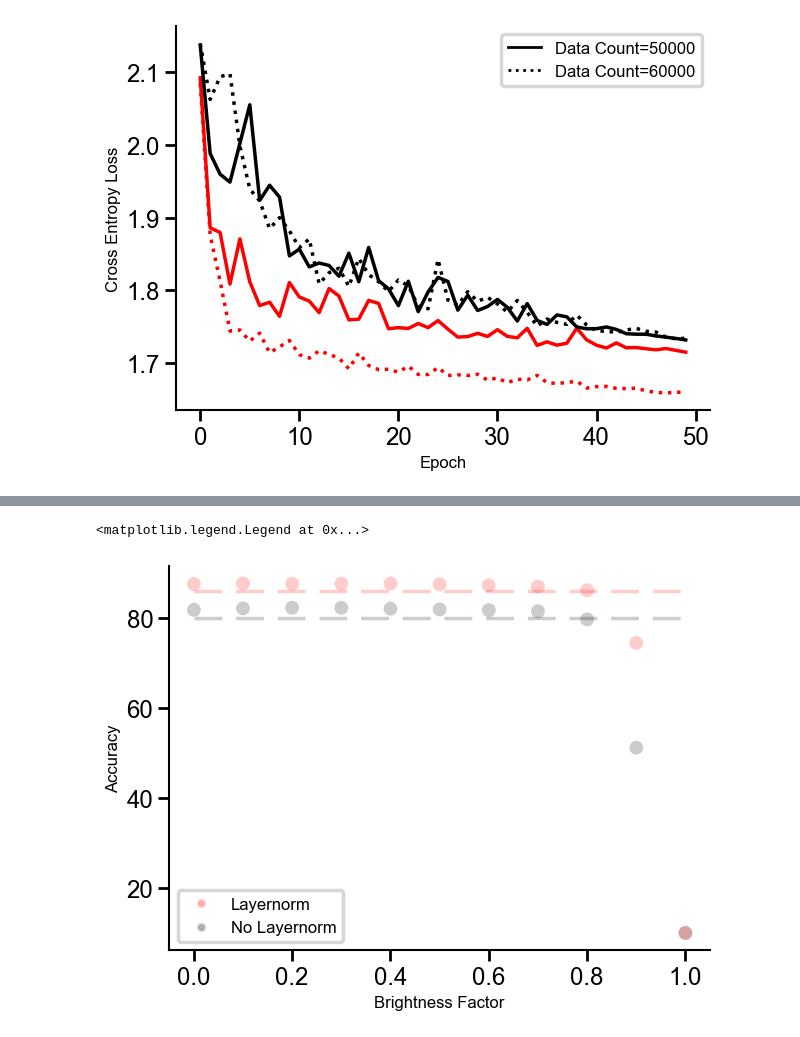
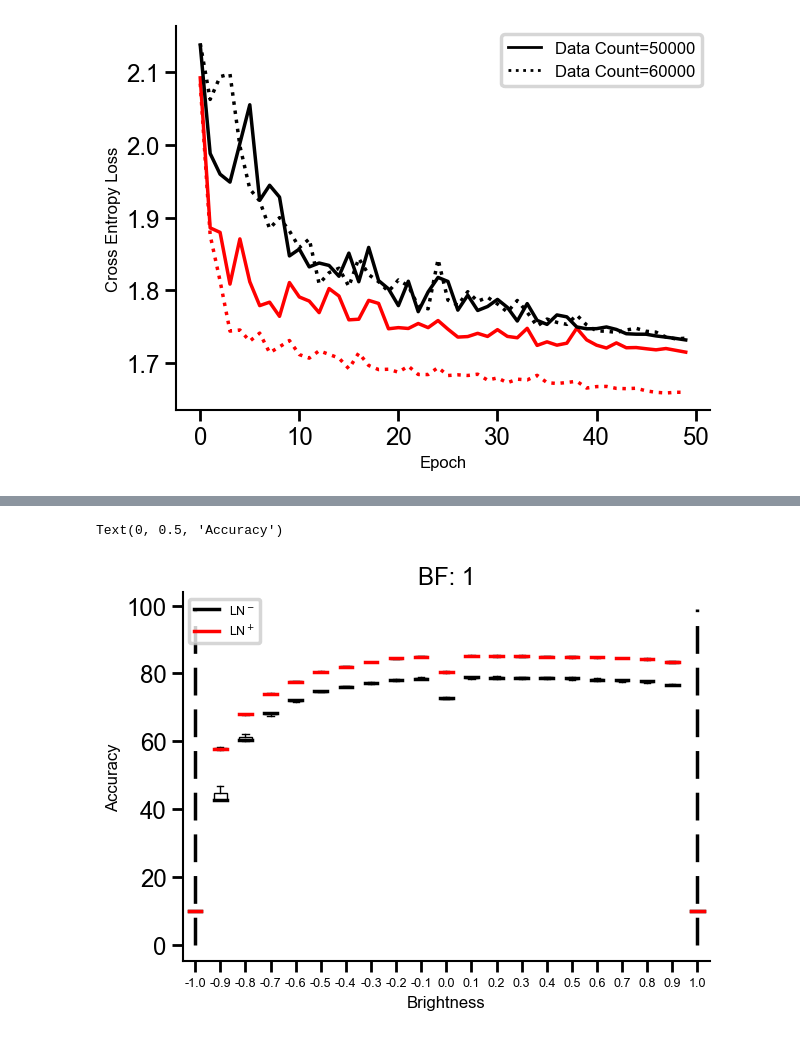
Before and after one commit to RoyHEyono/HomeostaticDANN, a Jupyter notebook: models/dense_mnist_task/notebooks/figures.ipynb, the cells around one changed output, grey strips where cells are left out. Cells and saved outputs as stored; diff of their text form; code cells hidden in the pictures.

Commit message:
OOD Brightness plots added

```diff
--- a/models/dense_mnist_task/notebooks/figures.ipynb
+++ b/models/dense_mnist_task/notebooks/figures.ipynb
@@ -193,28 +188,51 @@ runs_layernorm = fetch_runs(api, entity='project_danns', project_name='Luminosit
-# %%
-fig, ax = plt.subplots()
-
-for run_noln in runs_nolayernorm:
-    if run_noln.state == 'finished':
-        ax.scatter(run_noln.config['brightness_factor_eval'], run_noln.summary['test_acc'], alpha=0.2, edgecolors='none', color='black')
-
-for run_ln in runs_layernorm:
-    if run_ln.state == 'finished':
-        ax.scatter(run_ln.config['brightness_factor_eval'], run_ln.summary['test_acc'], alpha=0.2, edgecolors='none', color='red')
-
-ax.set_xlabel("Brightness Factor")
-ax.set_ylabel("Accuracy")
-
-# Define custom legend elements
-legend_elements = [
-    Line2D([0], [0], color='red', marker='o', markersize=4, lw=2, label='Layernorm', linestyle='None', alpha=0.2),
-    Line2D([0], [0], color='black', lw=2, marker='o', markersize=4, linestyle='None', label='No Layernorm', alpha=0.2)
-]
-
-ax.plot(np.linspace(0,1, 100), [86]*100, label='y = x', color='red', alpha=0.2, linestyle='--')
-ax.plot(np.linspace(0,1, 100), [80]*100, label='y = x', color='black', alpha=0.2, linestyle='--')
-
-# Create the legend
-ax.legend(handles=legend_elements, fontsize='medium', markerscale=1)
-# %% [output]
-<matplotlib.legend.Legend at 0x...>
-[figure, removed]
+# %%
+fig, ax = plt.subplots()
+brightness_fact = 1
+bp = {"ln_false": 0, "ln_true": 0}
+for idx, normtype in enumerate(['ln_false', 'ln_true']):
+    accs = []
+    for i in np.linspace(-1,1,21):
+        bright_eval = np.round(i, 2)
+        runs = fetch_runs(api, entity='project_danns', project_name='Luminosity_Brightness_Robustness', filters={"config.dataset": "fashionmnist",
+                                                            "config.brightness_factor": brightness_fact, "config.brightness_factor_eval": bright_eval, "config.homeostasis": False, "config.normtype": normtype})
+
+        accs.append([rn.summary['test_acc'] for rn in runs ])
+
+    bp[normtype] = ax.boxplot(np.array(accs).T, patch_artist=True, boxprops=dict(color='black', facecolor='none'), medianprops=dict(linestyle='-', linewidth=2.5, color=["black", "red"][idx]),
+                         showbox=True, showfliers=False)
+
+
+ax.legend([bp["ln_false"]["medians"][0], bp["ln_true"]["medians"][0]], ['LN$^-$', 'LN$^+$'], loc='upper left', fontsize=9)
+
+x_xs = np.linspace(-1,1,21)
+custom_xticks = np.round(x_xs,2)
+ax.set_xticks(np.arange(1, len(custom_xticks) + 1))
+ax.set_xticklabels(custom_xticks, fontsize=9)
+
+list_line = range(100)
+for ii,ix in enumerate(custom_xticks):
+    if brightness_fact in [0, 0.5, 1]:
+        if brightness_fact == ix:
+            pos_intercept = ii+1
+
+        if ix == -brightness_fact:
+            neg_intercept = ii+1
+    else:
+        bff = brightness_fact+0.05
+        if bff == ix:
+            pos_intercept = ii + 0.5
+
+        if ix == -bff:
+            neg_intercept = ii + 1.5
+
+pos_list_threshold = [pos_intercept] * 100
+neg_list_threshold = [neg_intercept] * 100
+ax.plot(pos_list_threshold, list_line, label='y = x', color='black', linestyle='--')
+ax.plot(neg_list_threshold, list_line, label='y = x', color='black', linestyle='--')
+
+ax.set_title(f"BF: {brightness_fact}")
+ax.set_xlabel("Brightness")
+ax.set_ylabel("Accuracy")
+# %% [output]
+Text(0, 0.5, 'Accuracy')
+[figure, added]
```
Also changed, not shown: parts of 5 cells of this notebook.
